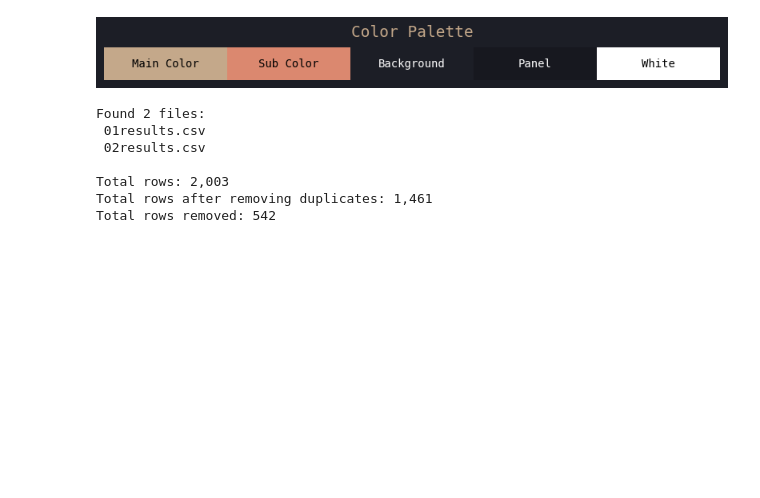
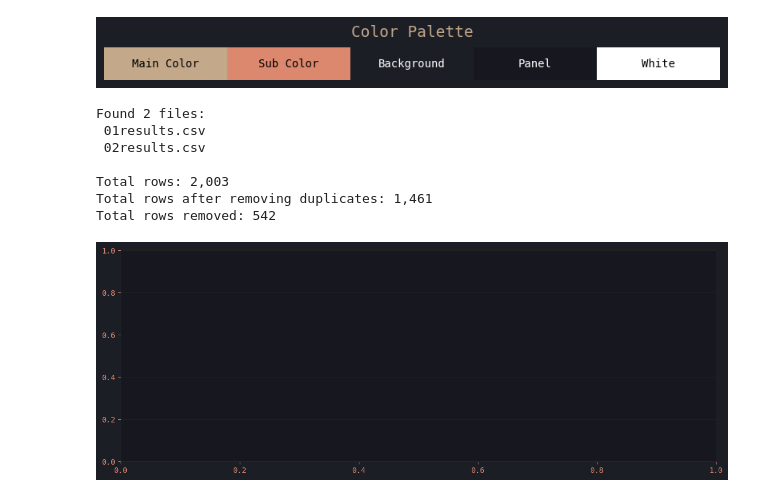
Before and after one commit to AYCDJ/Monkeytype-Data, a Jupyter notebook: Monkeytype.ipynb, the cells around one changed output. Saved outputs shown, nothing was run; the diff lists cells and outputs as text; code cells hidden in the pictures; blank space fills up the shorter version.

Commit message:
Parsing functionality added and started work on displaying WPM/PB progress

```diff
--- a/Monkeytype.ipynb
+++ b/Monkeytype.ipynb
@@ -136,3 +137,11 @@ Found 2 files:
 Total rows: 2,003
 Total rows after removing duplicates: 1,461
 Total rows removed: 542
+# %%
+# WPM Progress
+
+fig, ax = plt.subplots(figsize=(14, 5))
+
+# Personal best
+# %% [output]
+[figure, added]
```
Also changed, not shown: parts of 2 cells of this notebook.
